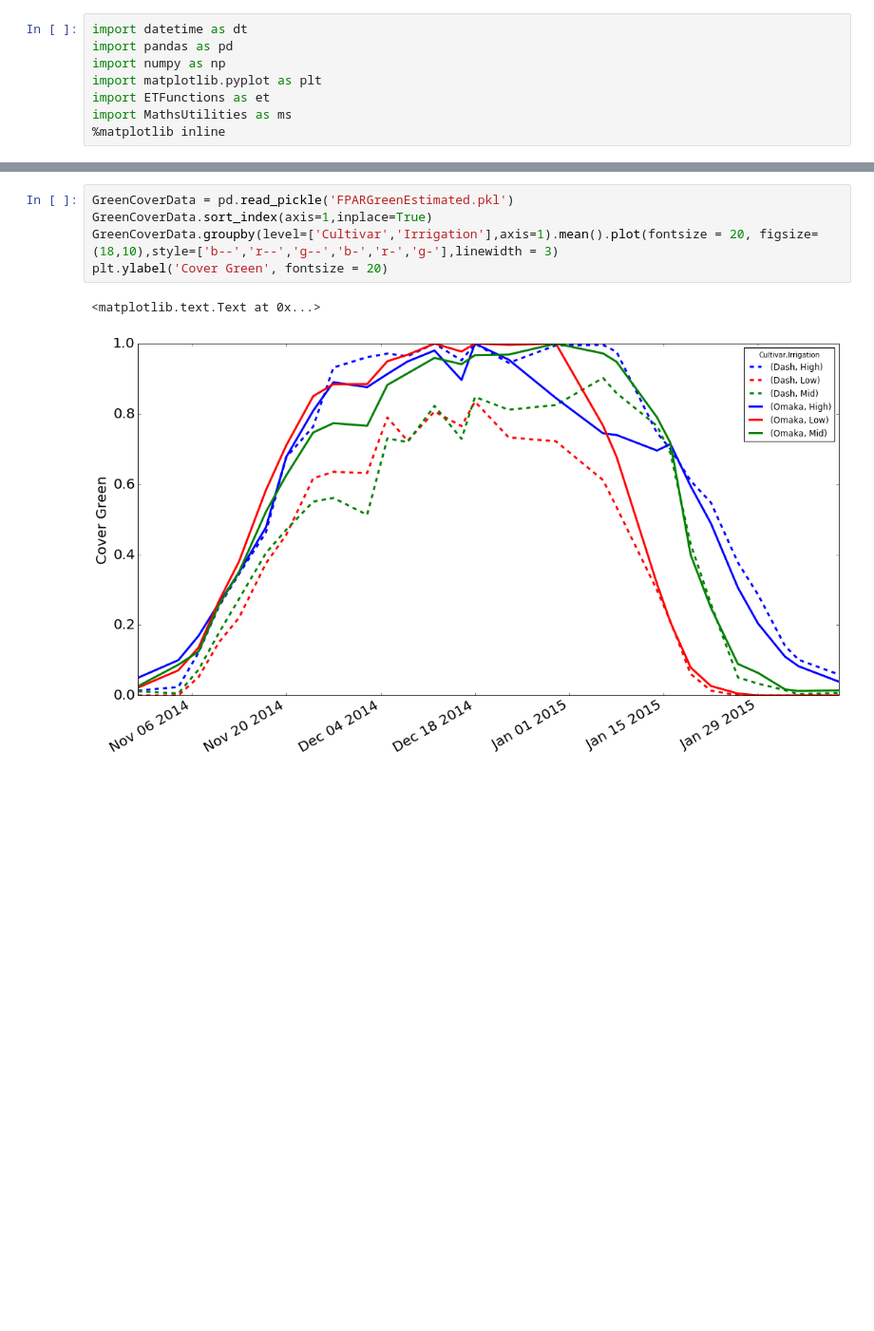
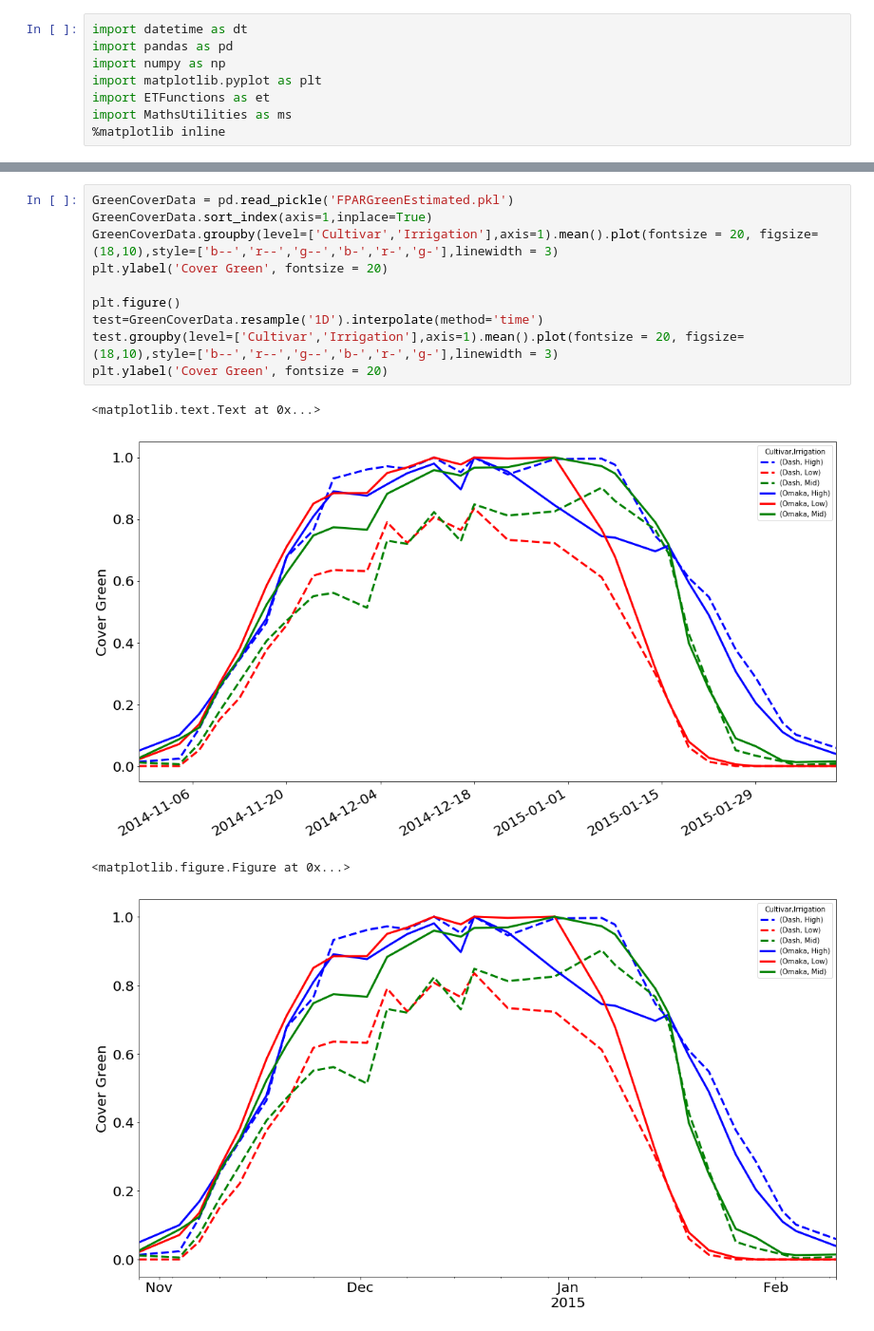
Before and after one commit to HamishBrownPFR/WaterBalance, a Jupyter notebook: ShowCovers.ipynb, the cells around one changed output, grey strips where cells are left out. Shown at 95% size. Cells and saved outputs as stored; diff of their text form; blank space fills up the shorter version.

```diff
--- a/ShowCovers.ipynb
+++ b/ShowCovers.ipynb
@@ -9,8 +29,15 @@ import MathsUtilities as ms
 # %%
 GreenCoverData = pd.read_pickle('FPARGreenEstimated.pkl')
 GreenCoverData.sort_index(axis=1,inplace=True)
 GreenCoverData.groupby(level=['Cultivar','Irrigation'],axis=1).mean().plot(fontsize = 20, figsize=(18,10),style=['b--','r--','g--','b-','r-','g-'],linewidth = 3)
 plt.ylabel('Cover Green', fontsize = 20)
+
+plt.figure()
+test=GreenCoverData.resample('1D').interpolate(method='time')
+test.groupby(level=['Cultivar','Irrigation'],axis=1).mean().plot(fontsize = 20, figsize=(18,10),style=['b--','r--','g--','b-','r-','g-'],linewidth = 3)
+plt.ylabel('Cover Green', fontsize = 20)
 # %% [output]
 <matplotlib.text.Text at 0x...>
-[figure, old version]
+[figure, new version]
+<matplotlib.figure.Figure at 0x...>
+[figure, added]
```
Also changed, not shown: parts of 2 cells of this notebook, 1 other file.
